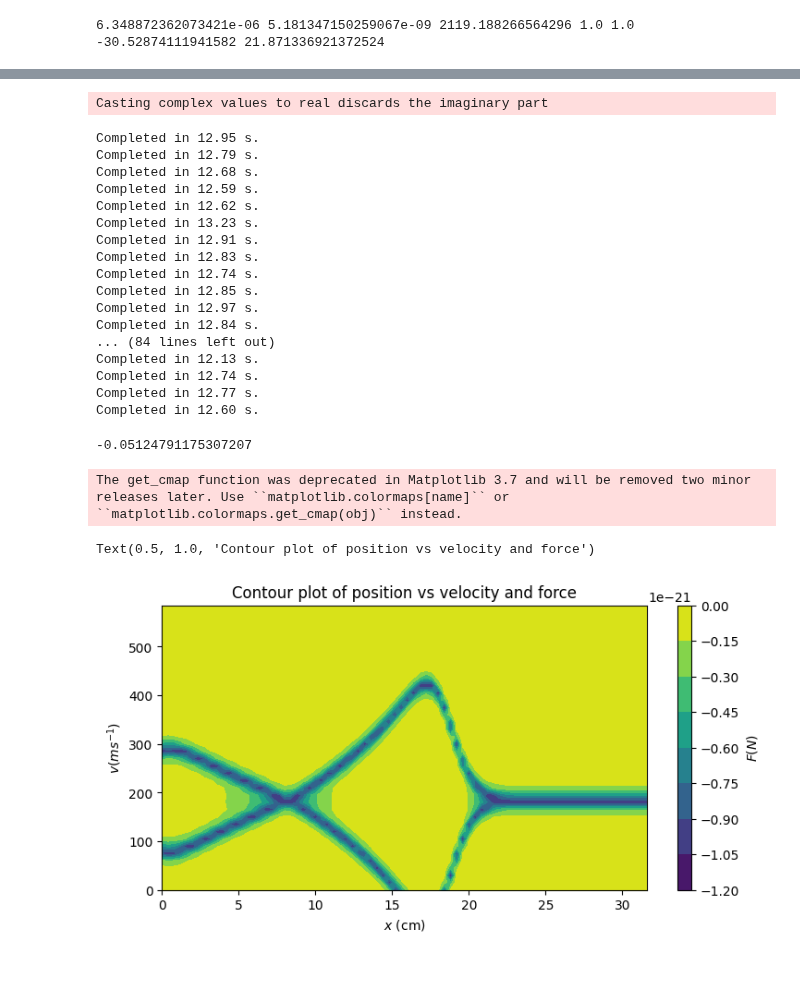
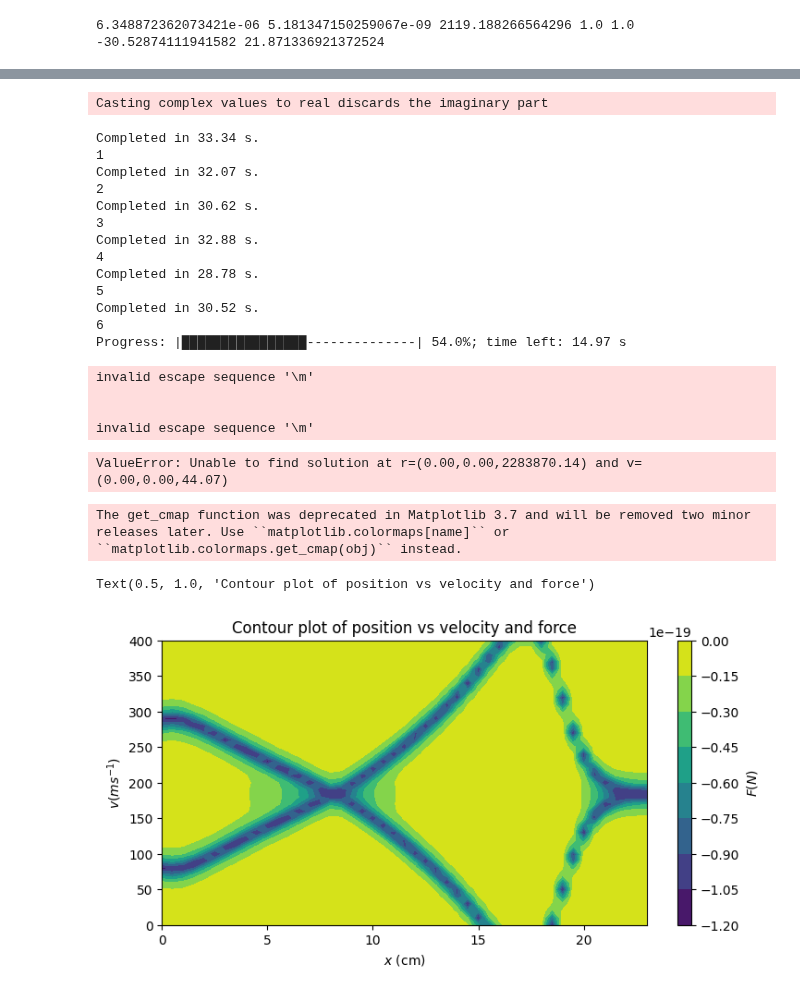
Before and after one commit to benfox4543/YB-zeeman-slower, a Jupyter notebook: zeeman slower_yb(fix after loosing good one).ipynb, the cells around one changed output, grey strips where cells are left out. Saved outputs shown, nothing was run; the diff lists cells and outputs as text; code cells hidden in the pictures.

```diff
--- a/zeeman slower_yb(fix after loosing good one).ipynb
+++ b/zeeman slower_yb(fix after loosing good one).ipynb
@@ -14,9 +55,9 @@ capture = []
 # %%
 def mag(R,B_0,alpha,l):
-    if R[2] > l:
+    if R[2] > l or R[2] < 0:
        return  np.array([0,0,0])
     else:
-        return np.array([0,B_0 +alpha*(np.sqrt(1-R[2]/l)),0])
+        return np.array([B_0 +alpha*(np.sqrt(1-R[2]/l)),0,0])
 # %%
 zeeman_prof = magpy.Collection()
 j = 30
@@ -90,9 +160,9 @@ magpy.show(zeeman_prof, backend='plotly')
 # %%
-x= np.linspace(0,2*L,1000)/x0
+l = 16/x0
+x= np.linspace(-10,2*16,1000)/x0
 r = []
 for i in x:
-    r.append(np.array([0,0,i])*x0)
+    r.append(np.array([0,0,i*x0]))
 magg = []
 for i in r:
-    magg.append(mag(i,b_0L,Blab,L)[1])
-plt.plot(x,np.array(magg)*1e3)
+    magg.append(mag(i,b_0L,Blab,L)[0])
@@ -222,5 +287 @@ linGrad = pylcp.magField(lambda R: Bf(R))
 rateeq = pylcp.rateeq(laserBeams, linGrad, hamiltonian_D2, include_mag_forces=True)
-# %%
-x = np.linspace(-10,10,100)
-for  i in x:
-    print(f'yes{i}')
@@ -245,15 +288,18 @@ yes10.0
 # %%
+det = np.linspace(-30,0,100)
+
 force_profiles = {}
-det = np.linspace(-10,-20,100)
-j = 0
+det = np.linspace(-15,30,50)
+j  = 0
+b = 0
 for i in det:
     j = j+1
     laserBeams = pylcp.laserBeams([
-        {'kvec':np.array([0, 0, -1]), 's': s,'pol_coord':'spherical', 'pol': np.array([1, 0,1]), 'delta': (E_e_D2[2]-E_g_D2[0]) + i*gamma},],
-        beam_type=pylcp.infinitePlaneWaveBeam)
+    {'kvec':np.array([0, 0, -1]), 's': 5,'pol_coord':'spherical', 'pol': np.array([1,0,1]), 'delta': (E_e_D2[2]-E_g_D2[0]) - i*gamma},],
+    beam_type=pylcp.infinitePlaneWaveBeam)
     rateeq = pylcp.rateeq(laserBeams, linGrad, hamiltonian_D2, include_mag_forces=True)
-    x = np.arange(0, 2*L, 0.4)/(x0)
-    v = np.arange(0, 600,15)/vc
+    x = np.arange(0, 2*L, 0.5)/(x0)
+    v = np.arange(0, 1000,10)/vc
 
 
     X, V = np.meshgrid(x, v)
@@ -264,42 +310,44 @@ for i in det:
     rateeq.generate_force_profile(Rvec, Vvec, name='Fz', progress_bar=True)
 
     force_profiles[f'{j}'] = rateeq.profile['Fz'].F[2]
+
+    b = b +1
+    print(b)
 # %% [output]
 Casting complex values to real discards the imaginary part
-Completed in 12.95 s.
-Completed in 12.79 s.
-Completed in 12.68 s.
-Completed in 12.59 s.
-Completed in 12.62 s.
-Completed in 13.23 s.
-Completed in 12.91 s.
-Completed in 12.83 s.
-Completed in 12.74 s.
-Completed in 12.85 s.
-Completed in 12.97 s.
-Completed in 12.84 s.
-... (84 lines left out)
-Completed in 12.13 s.
-Completed in 12.74 s.
-Completed in 12.77 s.
-Completed in 12.60 s.
+Completed in 33.34 s.
+1
+Completed in 32.07 s.
+2
+Completed in 30.62 s.
+3
+Completed in 32.88 s.
+4
+Completed in 28.78 s.
+5
+Completed in 30.52 s.
+6
+Progress: |████████████████--------------| 54.0%; time left: 14.97 s
+invalid escape sequence '\m'
+
+
+invalid escape sequence '\m'
+ValueError: Unable to find solution at r=(0.00,0.00,2283870.14) and v=(0.00,0.00,44.07)
-# %%
-force_profiles['99'][10][9]
-# %% [output]
--0.05124791175307207
 # %%
 Fc = cts.hbar*klab*gammalab
 fig,ax = plt.subplots(1, 1, figsize=(8, 4))
 cmap_reversed = plt.cm.get_cmap('viridis_r')
-Fc = gammalab*cts.hbar*klab
+Fc = gammalab*cts.hbar*klab*100
 im1 = ax.contourf(np.array(x)*x0, np.array(v)*vc, rateeq.profile['Fz'].F[2]*Fc)
 fig.subplots_adjust(left=0.08, wspace=0.2)
+plt.xlim([0, 23])
+plt.ylim([0,400])
 cb1 = plt.colorbar(im1)
 cb1.set_label('$F(N)$')
 ax.set_xlabel('$x$ (cm)')
 ax.set_ylabel('$v (ms^{-1})$')
 plt.title('Contour plot of position vs velocity and force')
 # %% [output]
 The get_cmap function was deprecated in Matplotlib 3.7 and will be removed two minor releases later. Use ``matplotlib.colormaps[name]`` or ``matplotlib.colormaps.get_cmap(obj)`` instead.
 Text(0.5, 1.0, 'Contour plot of position vs velocity and force')
-[figure, old version]
+[figure, new version]
```
Also changed, not shown: parts of 40 cells of this notebook, 2 other files.
